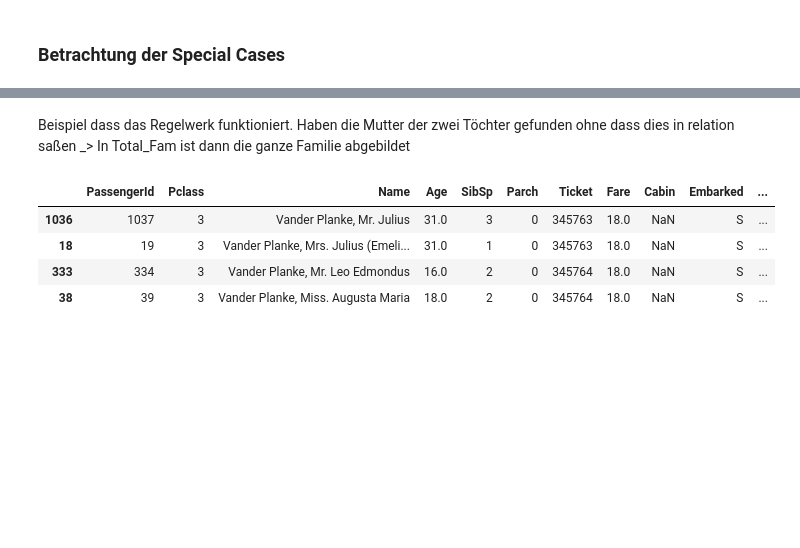
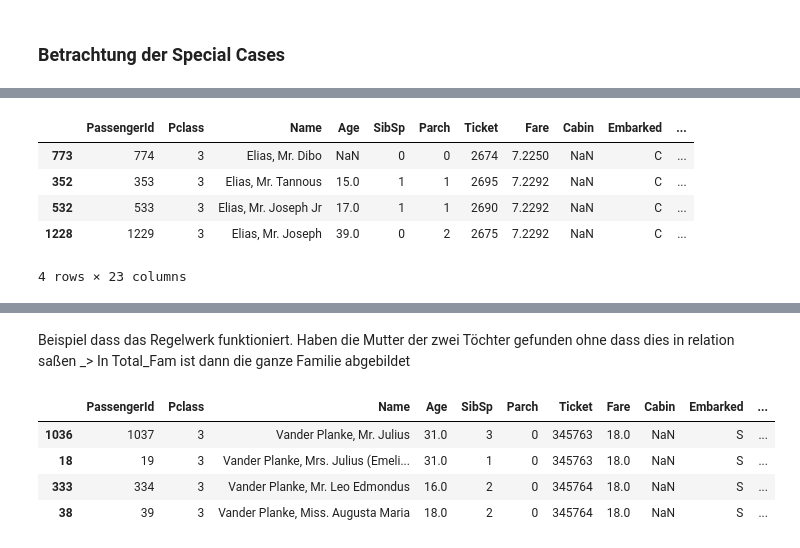
Before and after one commit to IvanBirkmaier/titanic_challenge, a Jupyter notebook: PredictSurvival.ipynb, the cells around one changed output, grey strips where cells are left out. Saved outputs shown, nothing was run; the diff lists cells and outputs as text; code cells hidden in the pictures; blank space fills up the shorter version.

```diff
--- a/PredictSurvival.ipynb
+++ b/PredictSurvival.ipynb
@@ -688,0 +722,10 @@ memory usage: 15.3+ KB
+# %%
+special_cases = feature_engineering_df[feature_engineering_df["Surname"]=="Elias"]
+special_cases
+# %% [output]
+|  | PassengerId | Pclass | Name | Age | SibSp | Parch | Ticket | Fare | Cabin | Embarked | ... |
+| 773 | 774 | 3 | Elias, Mr. Dibo | NaN | 0 | 0 | 2674 | 7.2250 | NaN | C | ... |
+| 352 | 353 | 3 | Elias, Mr. Tannous | 15.0 | 1 | 1 | 2695 | 7.2292 | NaN | C | ... |
+| 532 | 533 | 3 | Elias, Mr. Joseph Jr | 17.0 | 1 | 1 | 2690 | 7.2292 | NaN | C | ... |
+| 1228 | 1229 | 3 | Elias, Mr. Joseph | 39.0 | 0 | 2 | 2675 | 7.2292 | NaN | C | ... |
+4 rows × 23 columns
```
Also changed, not shown: parts of 17 cells of this notebook.
